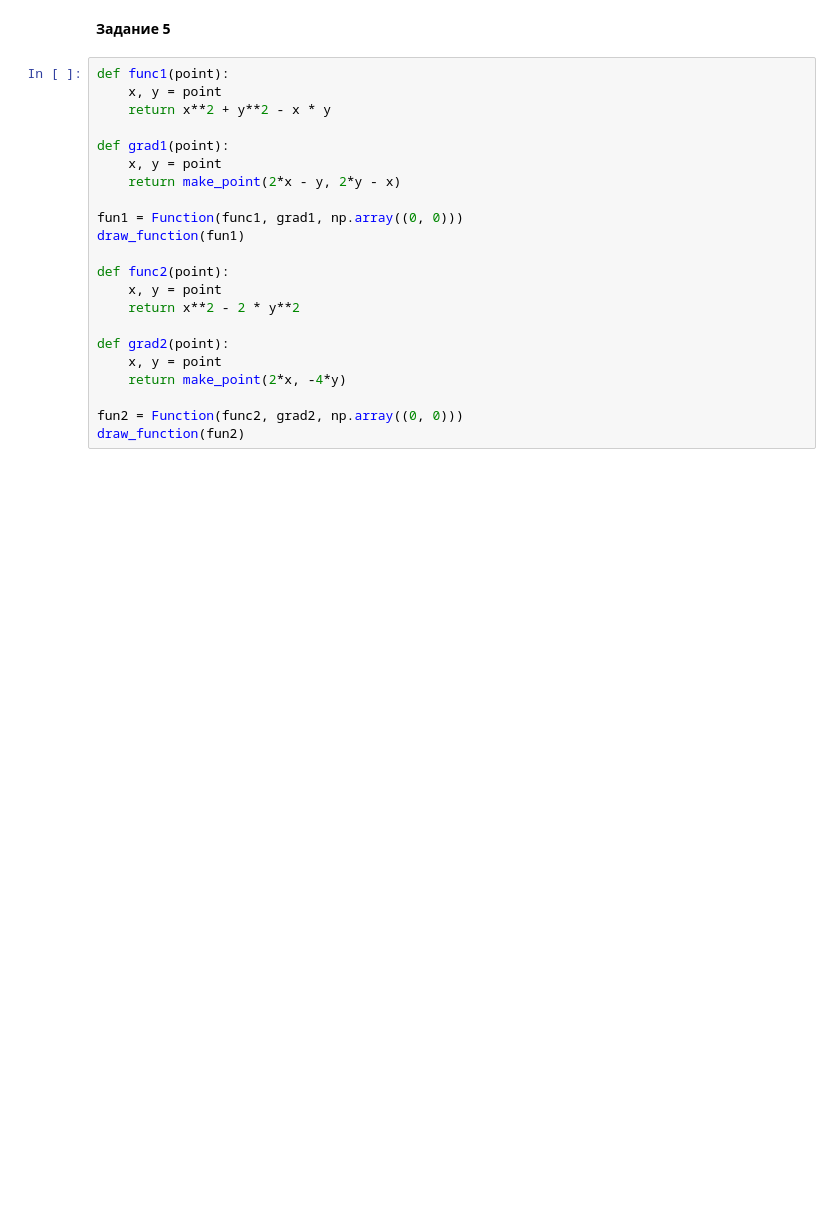
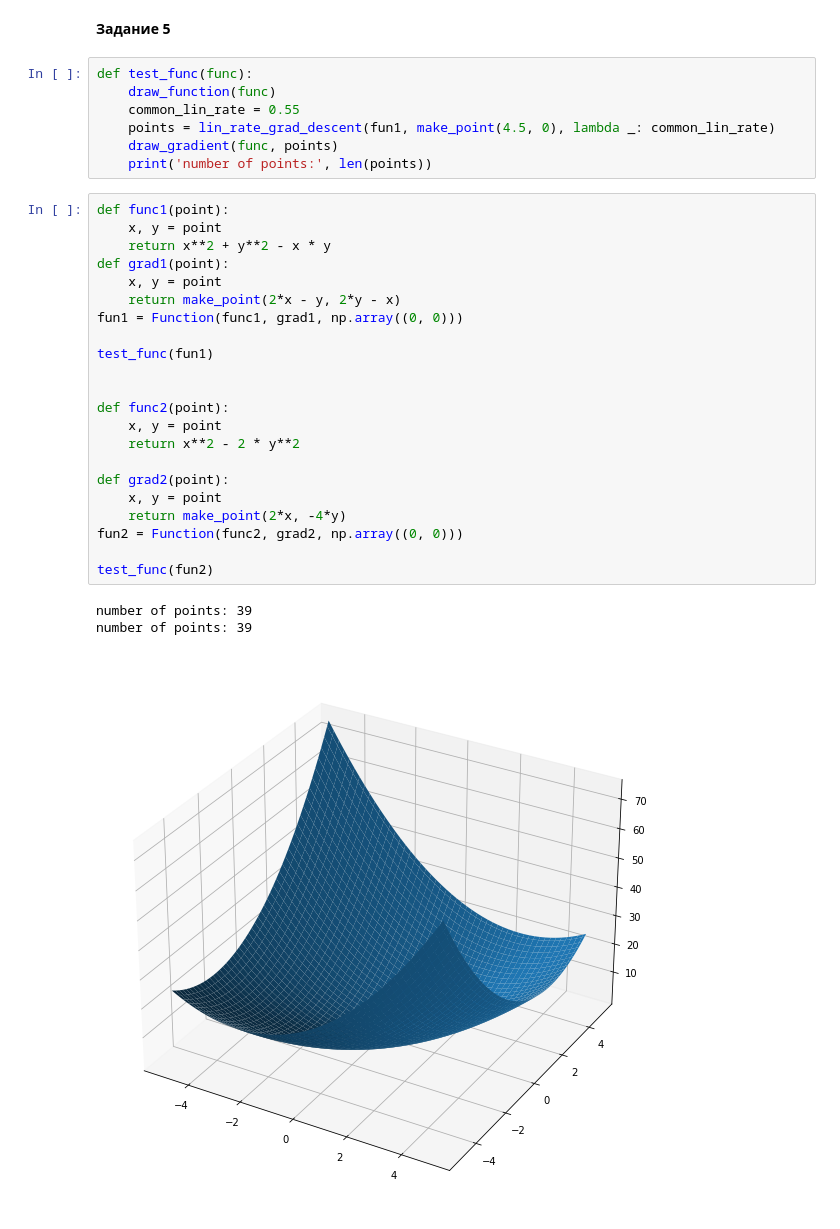
Before and after one commit to labs-metoptim/lab-metopt-1, a Jupyter notebook: test.ipynb, the cells around one changed output. Cells and saved outputs as stored; diff of their text form; blank space fills up the shorter version.

```diff
--- a/test.ipynb
+++ b/test.ipynb
@@ -187,24 +235,35 @@ len(ps)
 # %% [markdown]
 __Задание 5__
+# %%
+def test_func(func):
+    draw_function(func)
+    common_lin_rate = 0.55
+    points = lin_rate_grad_descent(fun1, make_point(4.5, 0), lambda _: common_lin_rate)
+    draw_gradient(func, points)
+    print('number of points:', len(points))
 # %%
 def func1(point):
     x, y = point
     return x**2 + y**2 - x * y
-
 def grad1(point):
     x, y = point
     return make_point(2*x - y, 2*y - x)
+fun1 = Function(func1, grad1, np.array((0, 0)))
 
-fun1 = Function(func1, grad1, np.array((0, 0)))
-draw_function(fun1)
+test_func(fun1)
+
 
 def func2(point):
     x, y = point
     return x**2 - 2 * y**2
 
 def grad2(point):
     x, y = point
     return make_point(2*x, -4*y)
+fun2 = Function(func2, grad2, np.array((0, 0)))
 
-fun2 = Function(func2, grad2, np.array((0, 0)))
-draw_function(fun2)
+test_func(fun2)
+# %% [output]
+number of points: 39
+number of points: 39
+[figure, added]
```
Also changed, not shown: parts of 12 cells of this notebook.
